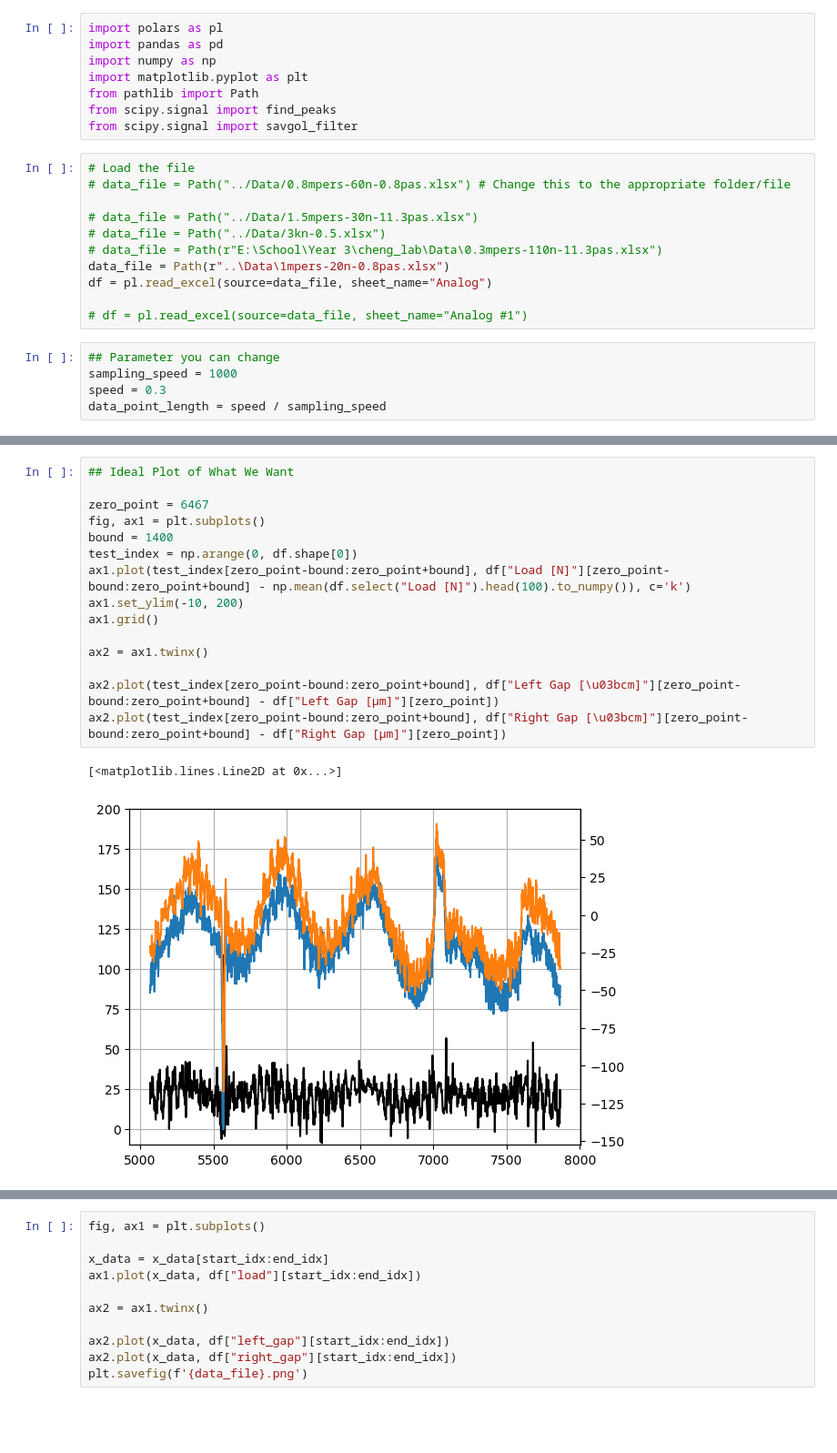
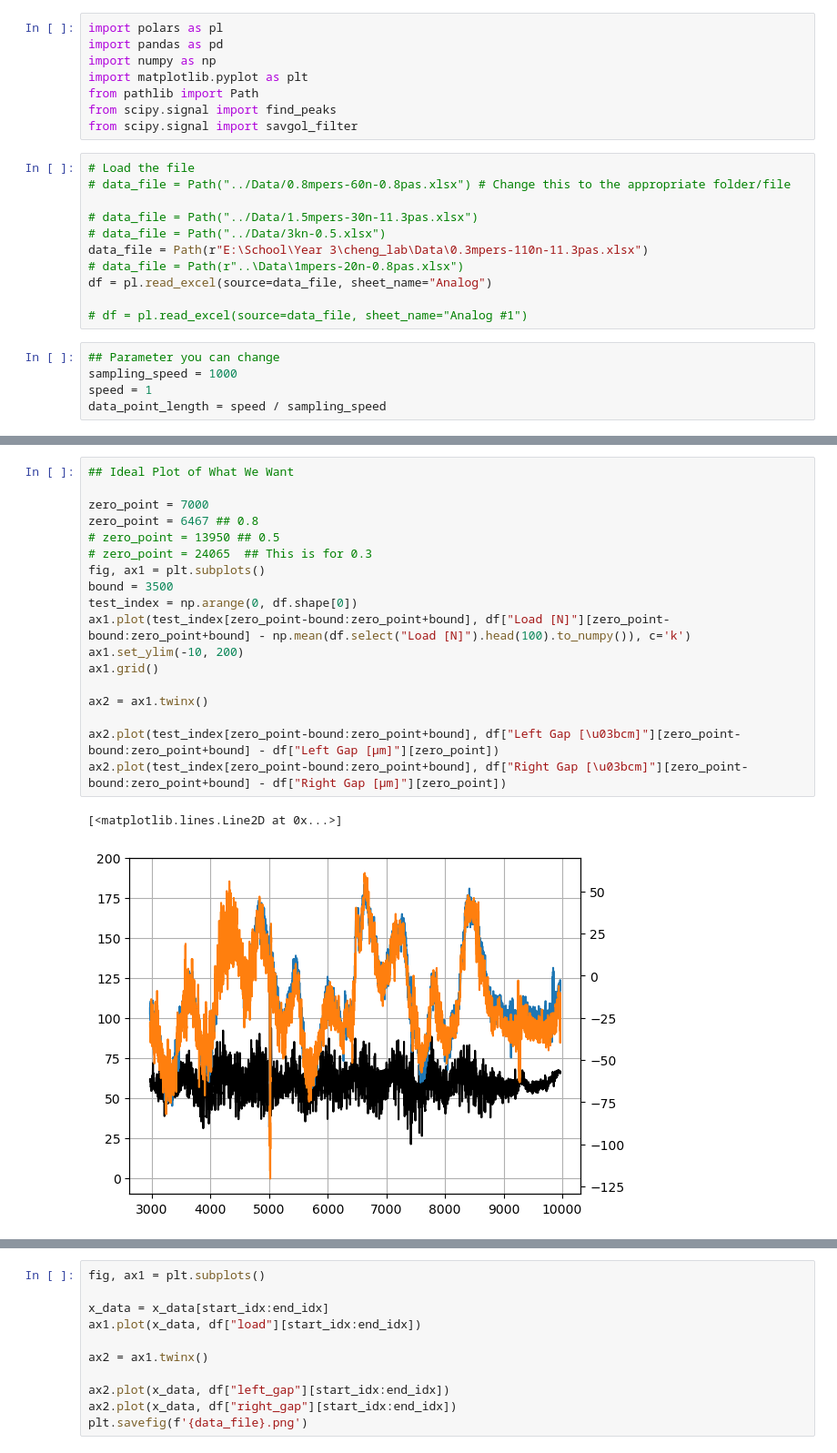
Before and after one commit to AetheRZX/cheng_lab, a Jupyter notebook: Code/lubricant_updated.ipynb, the cells around one changed output, grey strips where cells are left out. Shown at 91% size. Saved outputs shown, nothing was run; the diff lists cells and outputs as text; blank space fills up the shorter version.

Commit message:
worked on graphing task

```diff
--- a/Code/lubricant_updated.ipynb
+++ b/Code/lubricant_updated.ipynb
@@ -12,15 +12,15 @@ from scipy.signal import savgol_filter
 
 # data_file = Path("../Data/1.5mpers-30n-11.3pas.xlsx")
 # data_file = Path("../Data/3kn-0.5.xlsx")
-# data_file = Path(r"E:\School\Year 3\cheng_lab\Data\0.3mpers-110n-11.3pas.xlsx")
-data_file = Path(r"..\Data\1mpers-20n-0.8pas.xlsx")
+data_file = Path(r"E:\School\Year 3\cheng_lab\Data\0.3mpers-110n-11.3pas.xlsx")
+# data_file = Path(r"..\Data\1mpers-20n-0.8pas.xlsx")
 df = pl.read_excel(source=data_file, sheet_name="Analog")
 
 # df = pl.read_excel(source=data_file, sheet_name="Analog #1")
 # %%
 ## Parameter you can change
 sampling_speed = 1000
-speed = 0.3
+speed = 1
 data_point_length = speed / sampling_speed
 # %%
 ## Process the file
@@ -39,18 +39,21 @@ print(df.shape[0])
 # %%
 ## Ideal Plot of What We Want
 
-zero_point = 6467
+zero_point = 7000
+zero_point = 6467 ## 0.8
+# zero_point = 13950 ## 0.5
+# zero_point = 24065  ## This is for 0.3
 fig, ax1 = plt.subplots()
-bound = 1400
+bound = 3500
 test_index = np.arange(0, df.shape[0])
 ax1.plot(test_index[zero_point-bound:zero_point+bound], df["Load [N]"][zero_point-bound:zero_point+bound] - np.mean(df.select("Load [N]").head(100).to_numpy()), c='k')
 ax1.set_ylim(-10, 200)
 ax1.grid()
 
 ax2 = ax1.twinx()
 
 ax2.plot(test_index[zero_point-bound:zero_point+bound], df["Left Gap [\u03bcm]"][zero_point-bound:zero_point+bound] - df["Left Gap [μm]"][zero_point])
 ax2.plot(test_index[zero_point-bound:zero_point+bound], df["Right Gap [\u03bcm]"][zero_point-bound:zero_point+bound] - df["Right Gap [μm]"][zero_point])
 # %% [output]
 [<matplotlib.lines.Line2D at 0x...>]
-[figure, old version]
+[figure, new version]
```
Also changed, not shown: parts of 13 cells of this notebook, 1 other file.
